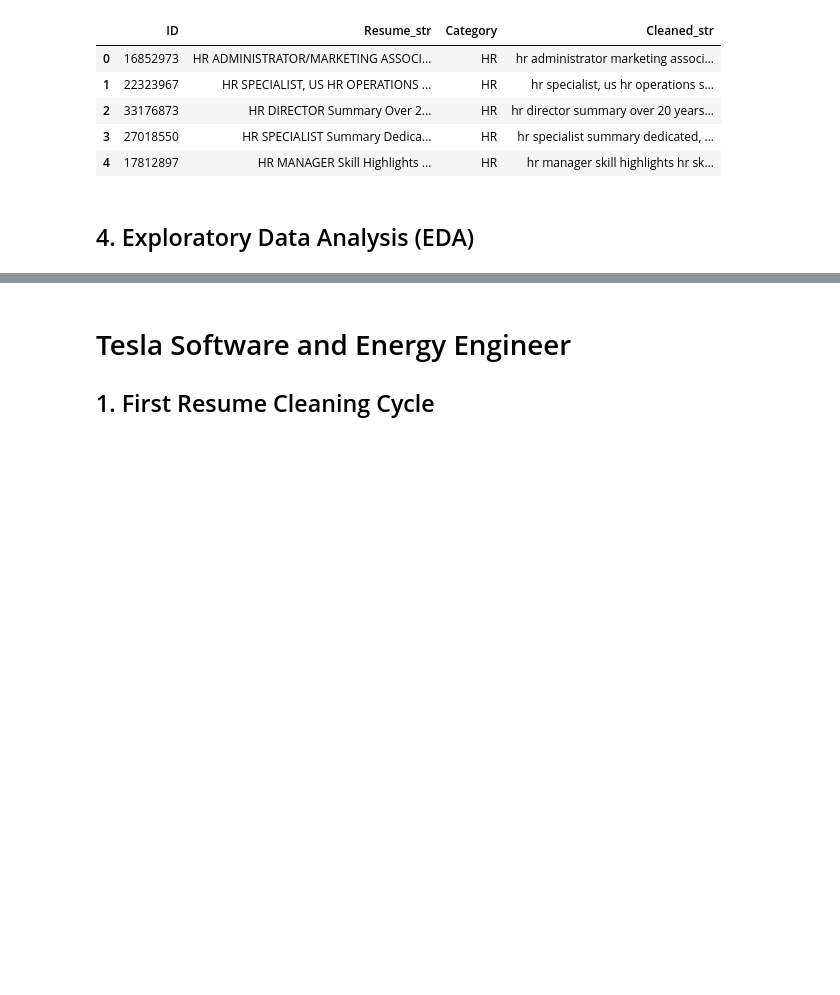
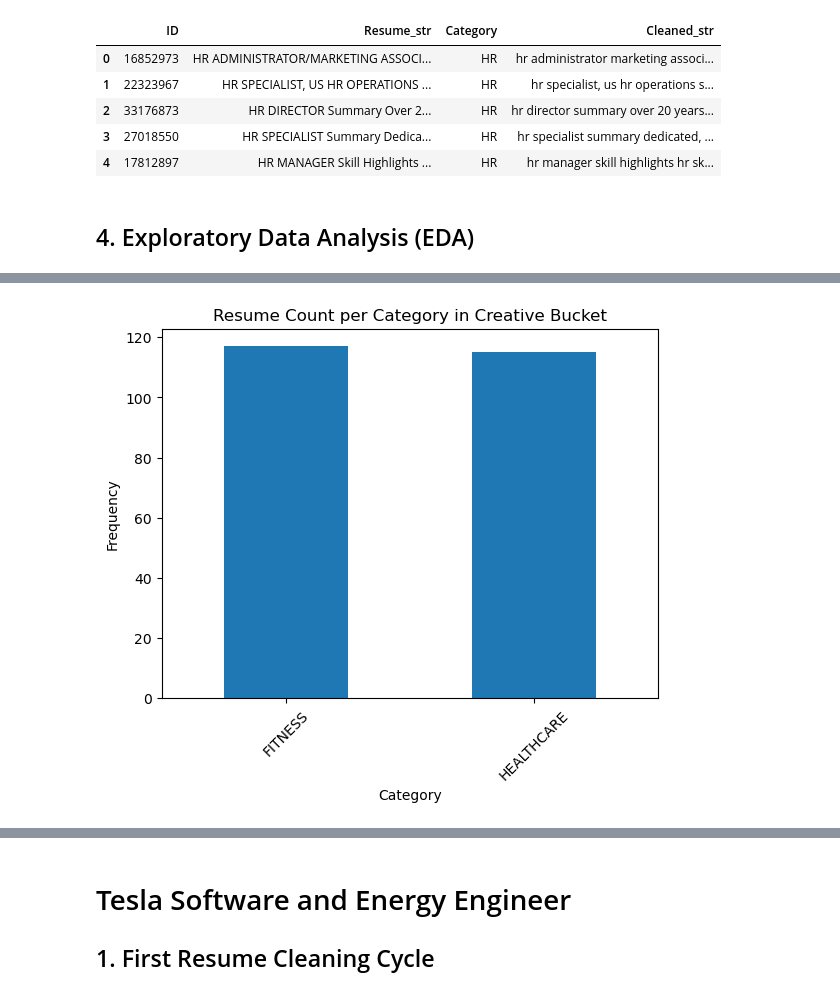
Before and after one commit to henry-AY/ResumeScreening, a Jupyter notebook: Resume_Screening.ipynb, the cells around one changed output, grey strips where cells are left out. Cells and saved outputs as stored; diff of their text form; code cells hidden in the pictures; blank space fills up the shorter version.

```diff
--- a/Resume_Screening.ipynb
+++ b/Resume_Screening.ipynb
@@ -115,0 +123,11 @@ NameError: name 'df' is not defined
+# %%
+health_count = df_health_well['Category'].value_counts()
+health_count.plot(kind='bar')
+plt.title("Resume Count per Category in Creative Bucket")
+plt.xlabel('Category')
+plt.ylabel('Frequency')
+plt.xticks(rotation=45)
+
+plt.show()
+# %% [output]
+[figure, added]
```
Also changed, not shown: parts of 8 cells of this notebook.
